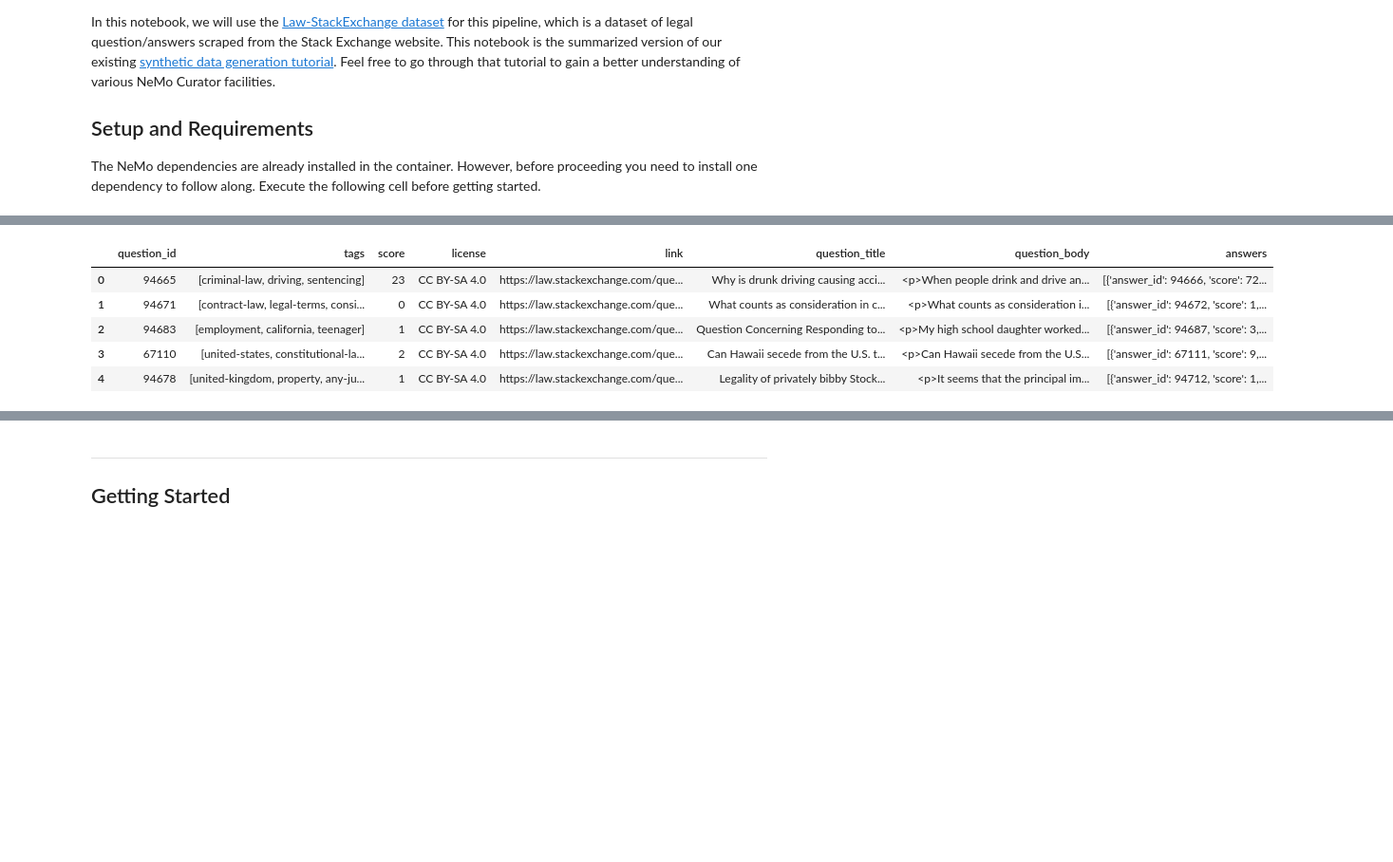
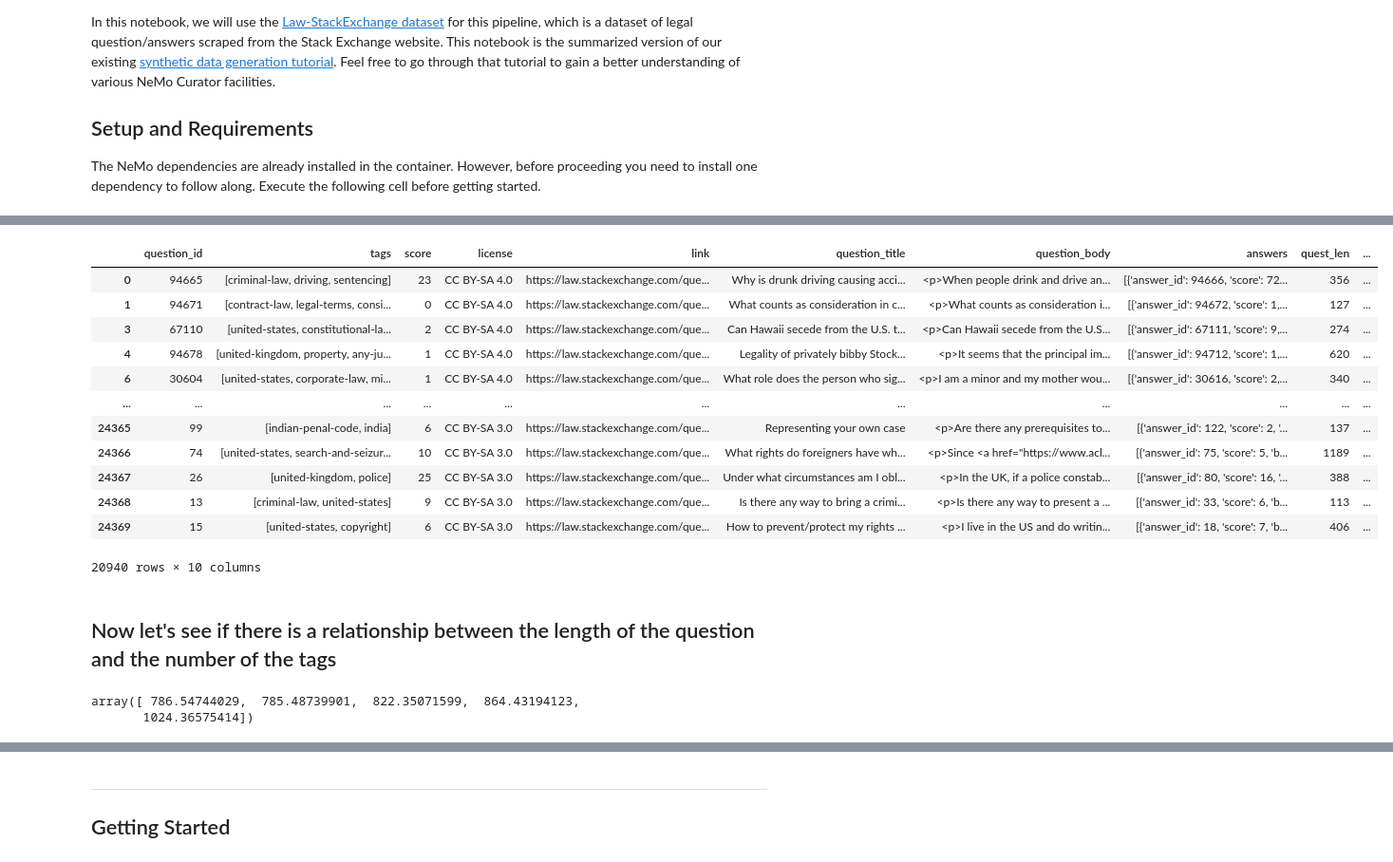
Before and after one commit to st-ts/ODSC-Hackathon-Repository, a Jupyter notebook: step-1-data-curation.ipynb, the cells around one changed output, grey strips where cells are left out. Shown: that part at 95% size. Saved outputs shown, nothing was run; the diff lists cells and outputs as text; code cells hidden in the pictures; blank space fills up the shorter version.

Commit message:
stated data exploration

```diff
--- a/step-1-data-curation.ipynb
+++ b/step-1-data-curation.ipynb
@@ -48,0 +37,4 @@ train_dataset_df.head()
+# %%
+train_dataset_df['quest_len'] = [len(x) for x in train_dataset_df['question_body']]
+train_dataset_df['tag_n'] = train_dataset_df['tags'].apply(lambda x: len(x) )
+train_dataset_df.head()
@@ -49,9 +48,24 @@ train_dataset_df.head()
 # %%
-train_dataset_df['quest_len'] = train_dataset_df['quest_len']
+train_dataset_df = train_dataset_df[train_dataset_df['quest_len'] < 1600]
+train_dataset_df
 # %% [output]
-|  | question_id | tags | score | license | link | question_title | question_body | answers |
-| 0 | 94665 | [criminal-law, driving, sentencing] | 23 | CC BY-SA 4.0 | https://law.stackexchange.com/que... | Why is drunk driving causing acci... | <p>When people drink and drive an... | [{'answer_id': 94666, 'score': 72... |
-| 1 | 94671 | [contract-law, legal-terms, consi... | 0 | CC BY-SA 4.0 | https://law.stackexchange.com/que... | What counts as consideration in c... | <p>What counts as consideration i... | [{'answer_id': 94672, 'score': 1,... |
-| 2 | 94683 | [employment, california, teenager] | 1 | CC BY-SA 4.0 | https://law.stackexchange.com/que... | Question Concerning Responding to... | <p>My high school daughter worked... | [{'answer_id': 94687, 'score': 3,... |
-| 3 | 67110 | [united-states, constitutional-la... | 2 | CC BY-SA 4.0 | https://law.stackexchange.com/que... | Can Hawaii secede from the U.S. t... | <p>Can Hawaii secede from the U.S... | [{'answer_id': 67111, 'score': 9,... |
-| 4 | 94678 | [united-kingdom, property, any-ju... | 1 | CC BY-SA 4.0 | https://law.stackexchange.com/que... | Legality of privately bibby Stock... | <p>It seems that the principal im... | [{'answer_id': 94712, 'score': 1,... |
+|  | question_id | tags | score | license | link | question_title | question_body | answers | quest_len | ... |
+| 0 | 94665 | [criminal-law, driving, sentencing] | 23 | CC BY-SA 4.0 | https://law.stackexchange.com/que... | Why is drunk driving causing acci... | <p>When people drink and drive an... | [{'answer_id': 94666, 'score': 72... | 356 | ... |
+| 1 | 94671 | [contract-law, legal-terms, consi... | 0 | CC BY-SA 4.0 | https://law.stackexchange.com/que... | What counts as consideration in c... | <p>What counts as consideration i... | [{'answer_id': 94672, 'score': 1,... | 127 | ... |
+| 3 | 67110 | [united-states, constitutional-la... | 2 | CC BY-SA 4.0 | https://law.stackexchange.com/que... | Can Hawaii secede from the U.S. t... | <p>Can Hawaii secede from the U.S... | [{'answer_id': 67111, 'score': 9,... | 274 | ... |
+| 4 | 94678 | [united-kingdom, property, any-ju... | 1 | CC BY-SA 4.0 | https://law.stackexchange.com/que... | Legality of privately bibby Stock... | <p>It seems that the principal im... | [{'answer_id': 94712, 'score': 1,... | 620 | ... |
+| 6 | 30604 | [united-states, corporate-law, mi... | 1 | CC BY-SA 4.0 | https://law.stackexchange.com/que... | What role does the person who sig... | <p>I am a minor and my mother wou... | [{'answer_id': 30616, 'score': 2,... | 340 | ... |
+| ... | ... | ... | ... | ... | ... | ... | ... | ... | ... | ... |
+| 24365 | 99 | [indian-penal-code, india] | 6 | CC BY-SA 3.0 | https://law.stackexchange.com/que... | Representing your own case | <p>Are there any prerequisites to... | [{'answer_id': 122, 'score': 2, '... | 137 | ... |
+| 24366 | 74 | [united-states, search-and-seizur... | 10 | CC BY-SA 3.0 | https://law.stackexchange.com/que... | What rights do foreigners have wh... | <p>Since <a href="https://www.acl... | [{'answer_id': 75, 'score': 5, 'b... | 1189 | ... |
+| 24367 | 26 | [united-kingdom, police] | 25 | CC BY-SA 3.0 | https://law.stackexchange.com/que... | Under what circumstances am I obl... | <p>In the UK, if a police constab... | [{'answer_id': 80, 'score': 16, '... | 388 | ... |
+| 24368 | 13 | [criminal-law, united-states] | 9 | CC BY-SA 3.0 | https://law.stackexchange.com/que... | Is there any way to bring a crimi... | <p>Is there any way to present a ... | [{'answer_id': 33, 'score': 6, 'b... | 113 | ... |
+| 24369 | 15 | [united-states, copyright] | 6 | CC BY-SA 3.0 | https://law.stackexchange.com/que... | How to prevent/protect my rights ... | <p>I live in the US and do writin... | [{'answer_id': 18, 'score': 7, 'b... | 406 | ... |
+20940 rows × 10 columns
+# %% [markdown]
+## Now let's see if there is a relationship between the length of the question and the number of the tags
+# %%
+stdev_quest_len_tags
+# %% [output]
+array([ 786.54744029,  785.48739901,  822.35071599,  864.43194123,
+       1024.36575414])
```
Also changed, not shown: parts of 10 cells of this notebook.
